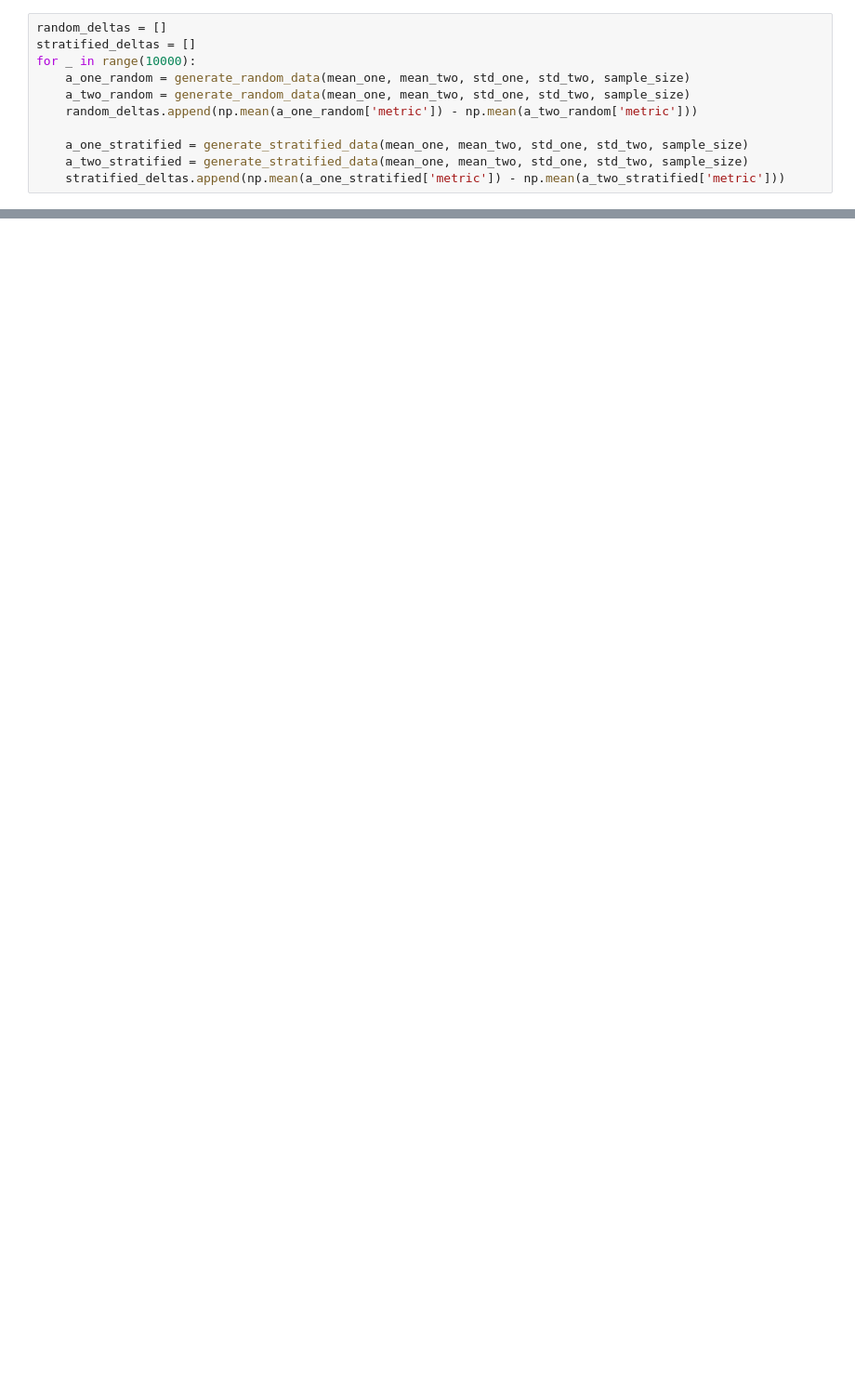
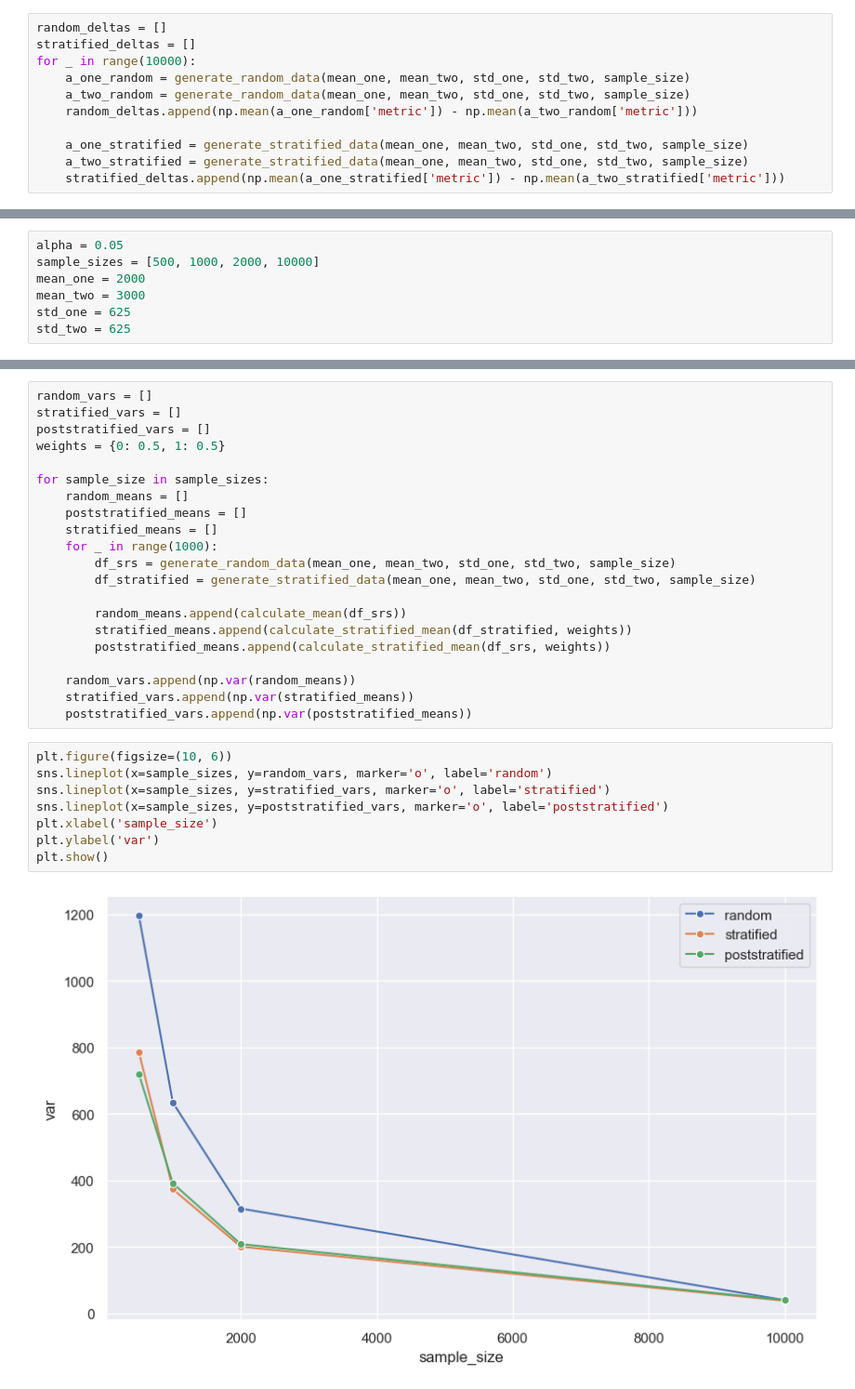
Before and after one commit to ShashlovAI/stat, a Jupyter notebook: AB/stratification.ipynb, the cells around one changed output, grey strips where cells are left out. Shown at 93% size. Drawn from its saved outputs; the diff is of its cells as text; blank space fills up the shorter version.

```diff
--- a/AB/stratification.ipynb
+++ b/AB/stratification.ipynb
@@ -122,0 +159,7 @@ plt.show()
+# %%
+alpha = 0.05
+sample_sizes = [500, 1000, 2000, 10000]
+mean_one = 2000
+mean_two = 3000
+std_one = 625
+std_two = 625
@@ -122,0 +168,31 @@ plt.show()
+# %%
+random_vars = []
+stratified_vars = []
+poststratified_vars = []
+weights = {0: 0.5, 1: 0.5}
+
+for sample_size in sample_sizes:
+    random_means = []
+    poststratified_means = []
+    stratified_means = []
+    for _ in range(1000):
+        df_srs = generate_random_data(mean_one, mean_two, std_one, std_two, sample_size)
+        df_stratified = generate_stratified_data(mean_one, mean_two, std_one, std_two, sample_size)
+
+        random_means.append(calculate_mean(df_srs))
+        stratified_means.append(calculate_stratified_mean(df_stratified, weights))
+        poststratified_means.append(calculate_stratified_mean(df_srs, weights))
+
+    random_vars.append(np.var(random_means))
+    stratified_vars.append(np.var(stratified_means))
+    poststratified_vars.append(np.var(poststratified_means))
+# %%
+plt.figure(figsize=(10, 6))
+sns.lineplot(x=sample_sizes, y=random_vars, marker='o', label='random')
+sns.lineplot(x=sample_sizes, y=stratified_vars, marker='o', label='stratified')
+sns.lineplot(x=sample_sizes, y=poststratified_vars, marker='o', label='poststratified')
+plt.xlabel('sample_size')
+plt.ylabel('var')
+plt.show()
+# %% [output]
+[figure, added]
```
Also changed, not shown: parts of 23 cells of this notebook.
